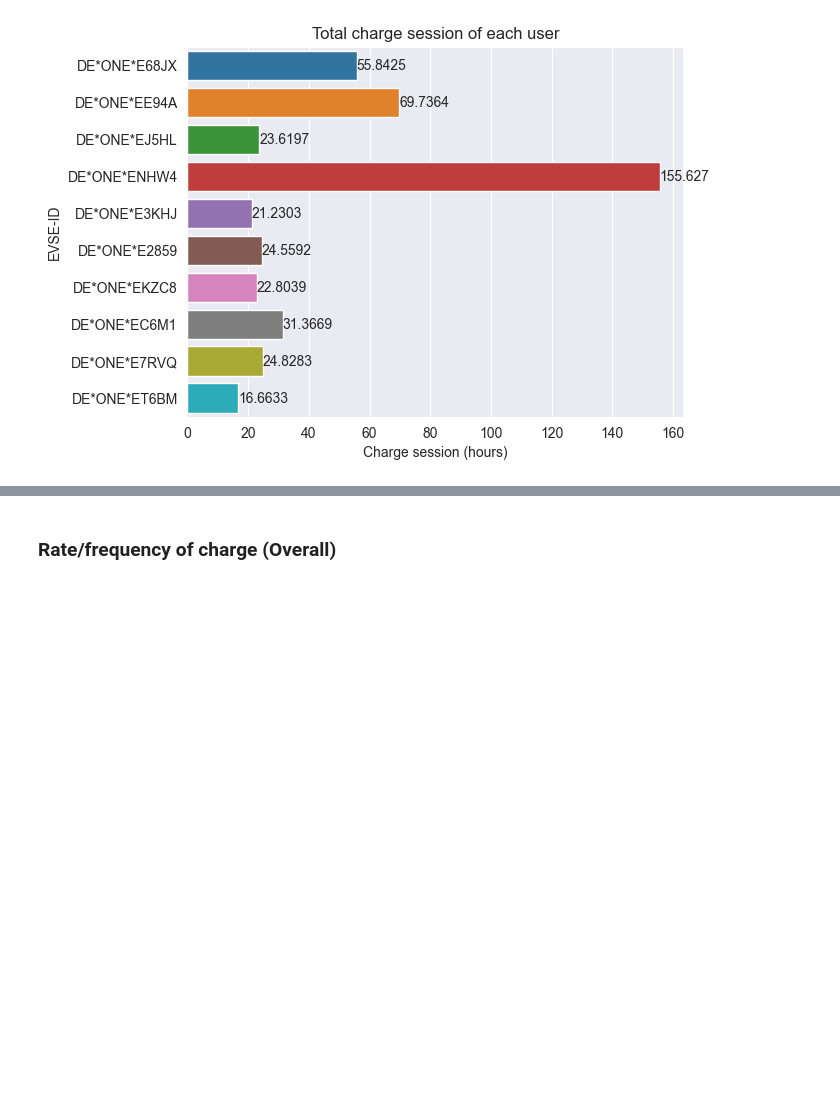
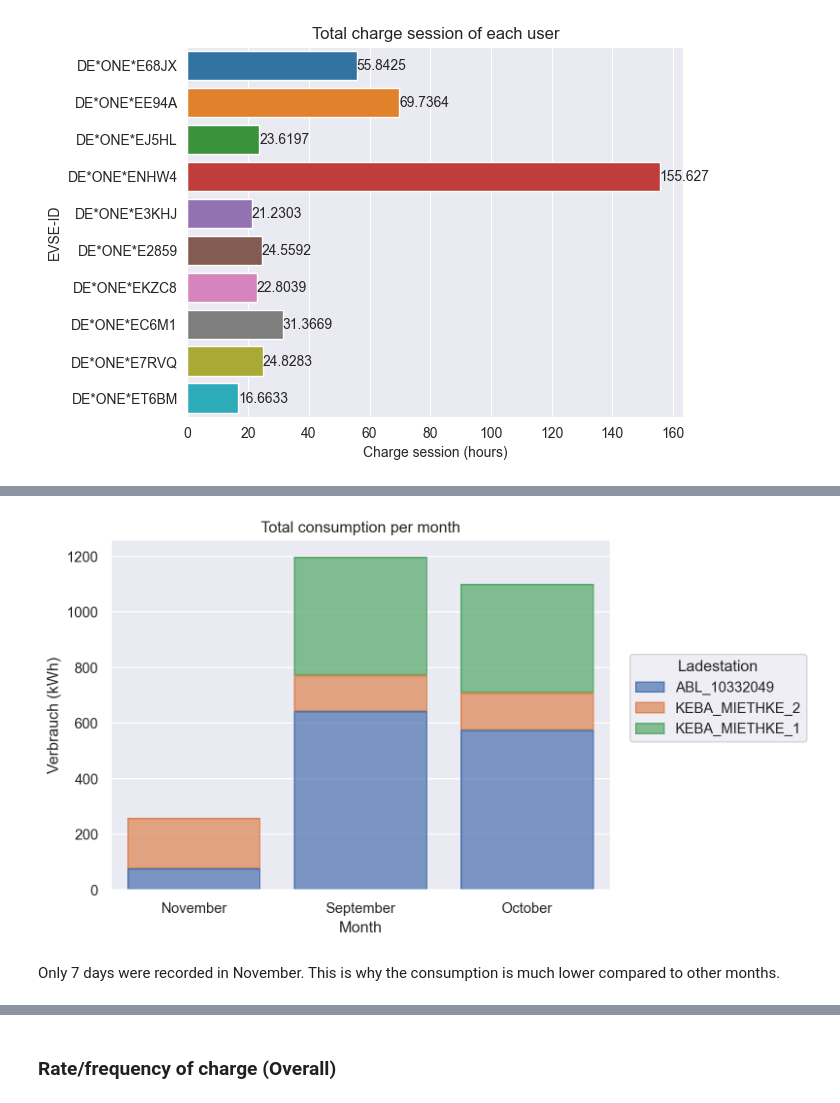
Before and after one commit to Omotayewo/EV-charging-analysis, a Jupyter notebook: Notebooks/Analysis of Electric Vehicle Charging Transactions (Employees).ipynb, the cells around one changed output, grey strips where cells are left out. Drawn from its saved outputs; the diff is of its cells as text; code cells hidden in the pictures; blank space fills up the shorter version.

```diff
--- a/Notebooks/Analysis of Electric Vehicle Charging Transactions (Employees).ipynb
+++ b/Notebooks/Analysis of Electric Vehicle Charging Transactions (Employees).ipynb
@@ -141,0 +210,10 @@ plt.show()
+# %%
+x = (
+    so.Plot(employee_data_copy, x="Plugged_in_month", y='Verbrauch (kWh)', color="Ladestation")
+    .add(so.Bar(), so.Agg('sum'), so.Stack())
+)
+x.label(y='Verbrauch (kWh)', x='Month', title='Total consumption per month')
+# %% [output]
+[figure, added]
+# %% [markdown]
+Only 7 days were recorded in November. This is why the consumption is much lower compared to other months.
```
Also changed, not shown: parts of 56 cells of this notebook.
